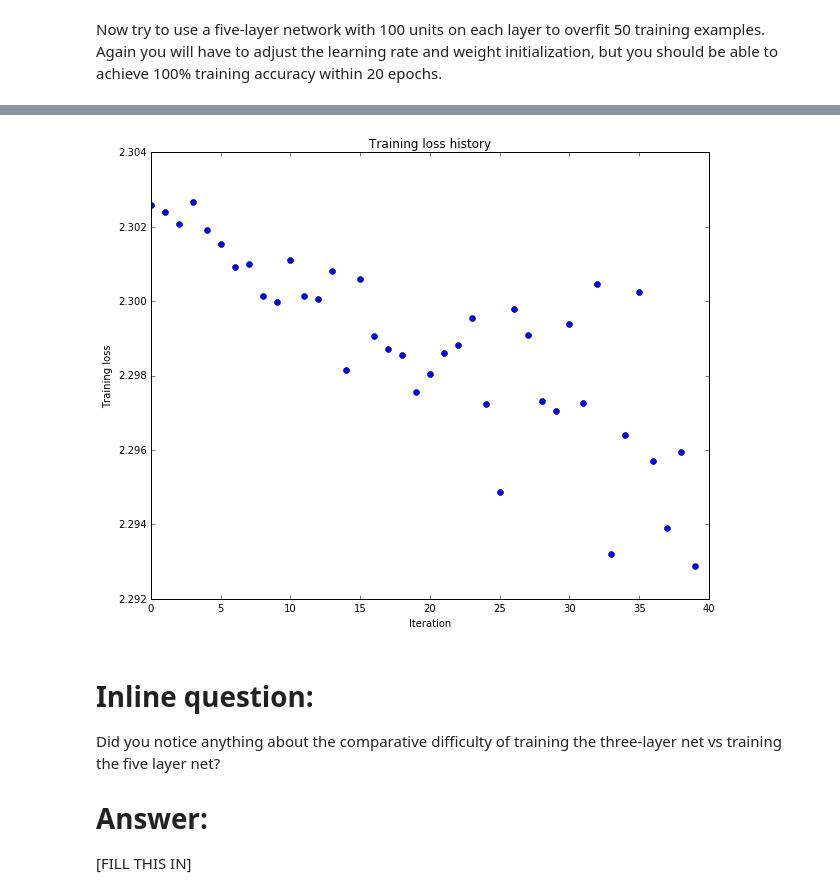
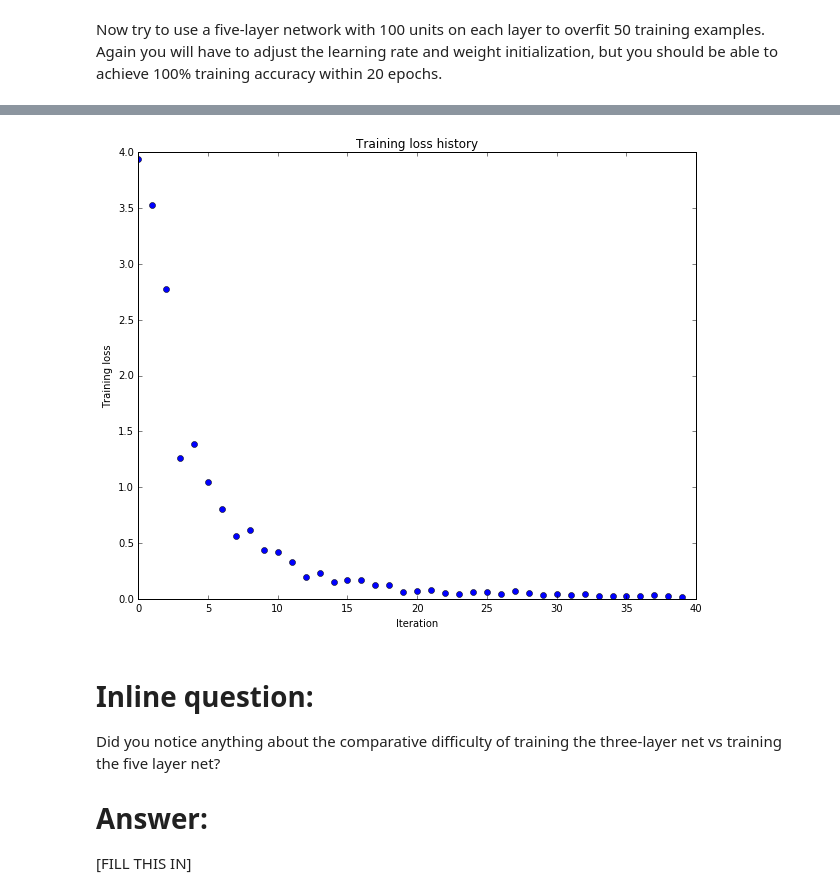
Before and after one commit to tworuler/cs231n-assignments, a Jupyter notebook: assignment2/FullyConnectedNets.ipynb, the cells around one changed output, grey strips where cells are left out. Drawn from its saved outputs; the diff is of its cells as text; code cells hidden in the pictures.

```diff
--- a/assignment2/FullyConnectedNets.ipynb
+++ b/assignment2/FullyConnectedNets.ipynb
@@ -483,7 +483,7 @@ small_data = {
 }
 
 learning_rate = 1e-2
-weight_scale = 1e-5
+weight_scale = 5e-2
 model = FullyConnectedNet([100, 100, 100, 100],
                 weight_scale=weight_scale, dtype=np.float64)
 solver = Solver(model, small_data,
@@ -521,4 +521,4 @@ plt.show()
-[figure, old version]
+[figure, new version]
 # %% [markdown]
 # Inline question:
 Did you notice anything about the comparative difficulty of training the three-layer net vs training the five layer net?
```
Also changed, not shown: parts of 14 cells of this notebook, 1 other file.
